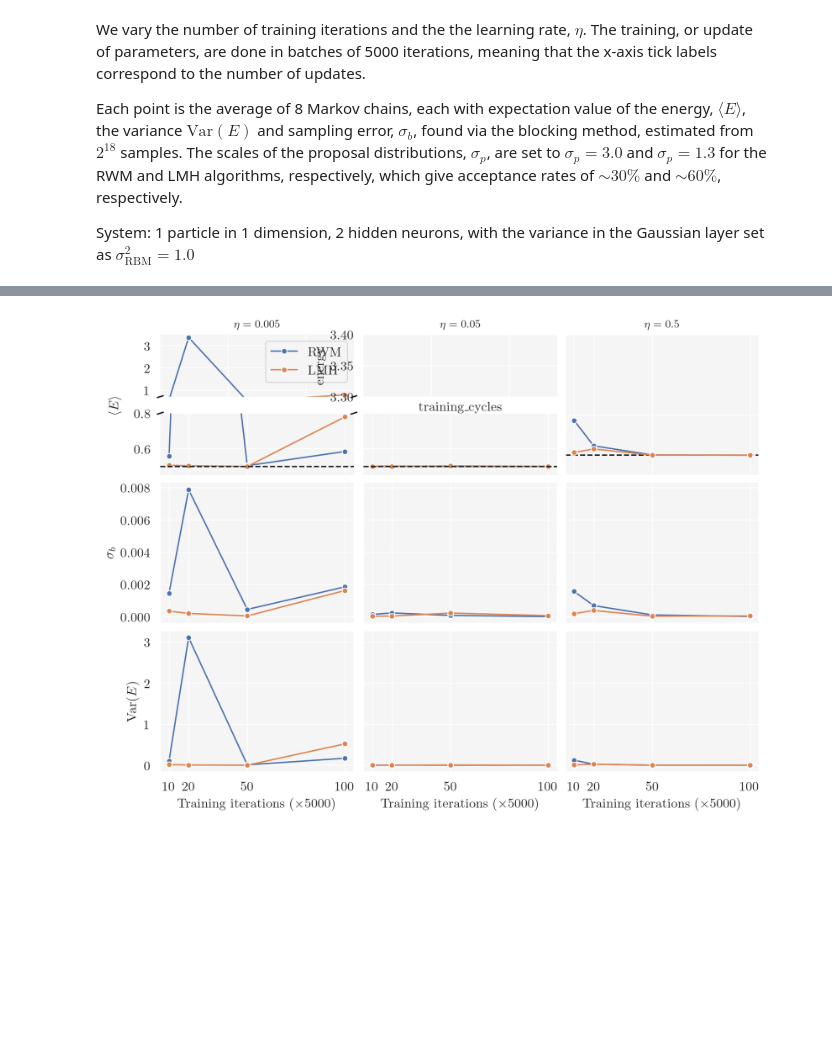
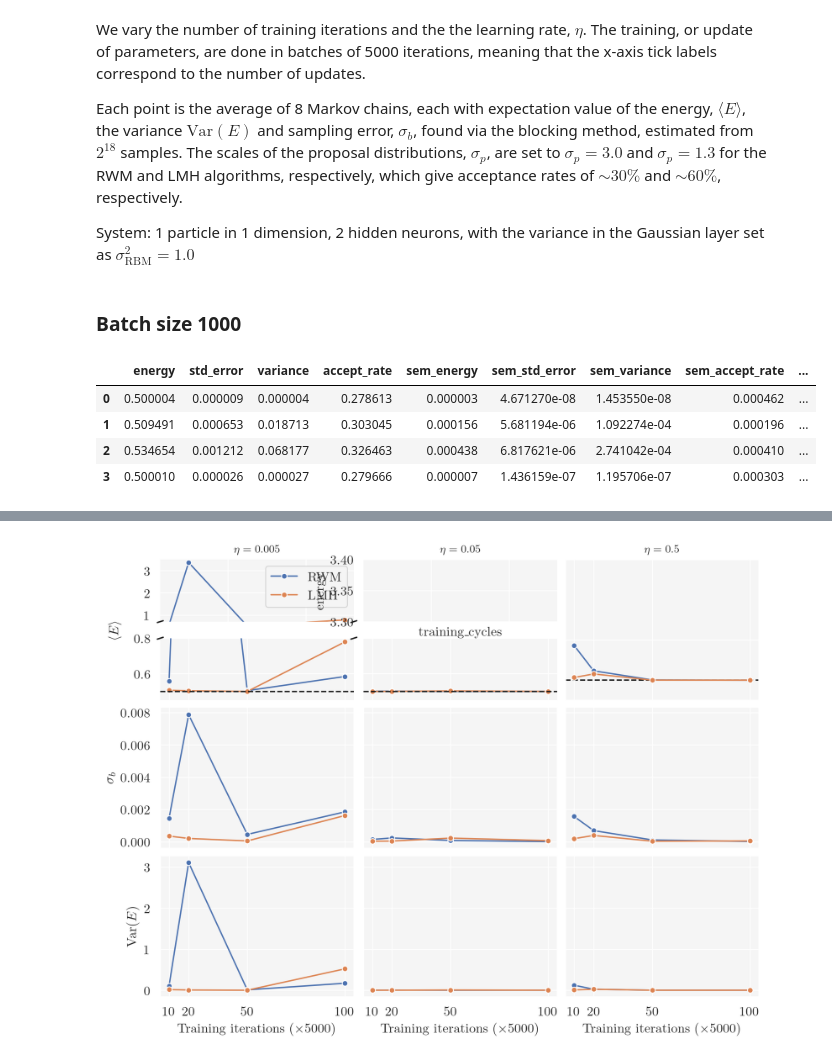
Before and after one commit to nicolossus/FYS4411-Project2, a Jupyter notebook: notebooks/Training cycles and learning rate.ipynb, the cells around one changed output, grey strips where cells are left out. Drawn from its saved outputs; the diff is of its cells as text; code cells hidden in the pictures; blank space fills up the shorter version.

Commit message:
Simulation scripts, raw data and results

```diff
--- a/notebooks/Training cycles and learning rate.ipynb
+++ b/notebooks/Training cycles and learning rate.ipynb
@@ -398,3 +398,14 @@ We vary the number of training iterations and the the learning rate, $\eta$. The
 Each point is the average of 8 Markov chains, each with expectation value of the energy, $\langle E \rangle$, the variance $\mathrm{Var}(E)$ and sampling error, $\sigma_b$, found via the blocking method, estimated from $2^{18}$ samples. The scales of the proposal distributions, $\sigma_p$, are set to $\sigma_p=3.0$ and $\sigma_p=1.3$ for the RWM and LMH algorithms, respectively, which give acceptance rates of $\sim 30\%$ and $\sim60\%$, respectively.
 
 System: 1 particle in 1 dimension, 2 hidden neurons, with the variance in the Gaussian layer set as $\sigma_\mathrm{RBM}^2=1.0$
+# %% [markdown]
+### Batch size 1000
+# %%
+df_0_005_b1k = pd.read_csv("../data/training_cycles_lr_0_005_b1000.csv")
+df_0_005_b1k
+# %% [output]
+|  | energy | std_error | variance | accept_rate | sem_energy | sem_std_error | sem_variance | sem_accept_rate | ... |
+| 0 | 0.500004 | 0.000009 | 0.000004 | 0.278613 | 0.000003 | 4.671270e-08 | 1.453550e-08 | 0.000462 | ... |
+| 1 | 0.509491 | 0.000653 | 0.018713 | 0.303045 | 0.000156 | 5.681194e-06 | 1.092274e-04 | 0.000196 | ... |
+| 2 | 0.534654 | 0.001212 | 0.068177 | 0.326463 | 0.000438 | 6.817621e-06 | 2.741042e-04 | 0.000410 | ... |
+| 3 | 0.500010 | 0.000026 | 0.000027 | 0.279666 | 0.000007 | 1.436159e-07 | 1.195706e-07 | 0.000303 | ... |
```
Also changed, not shown: parts of 8 cells of this notebook, 14 other files.
